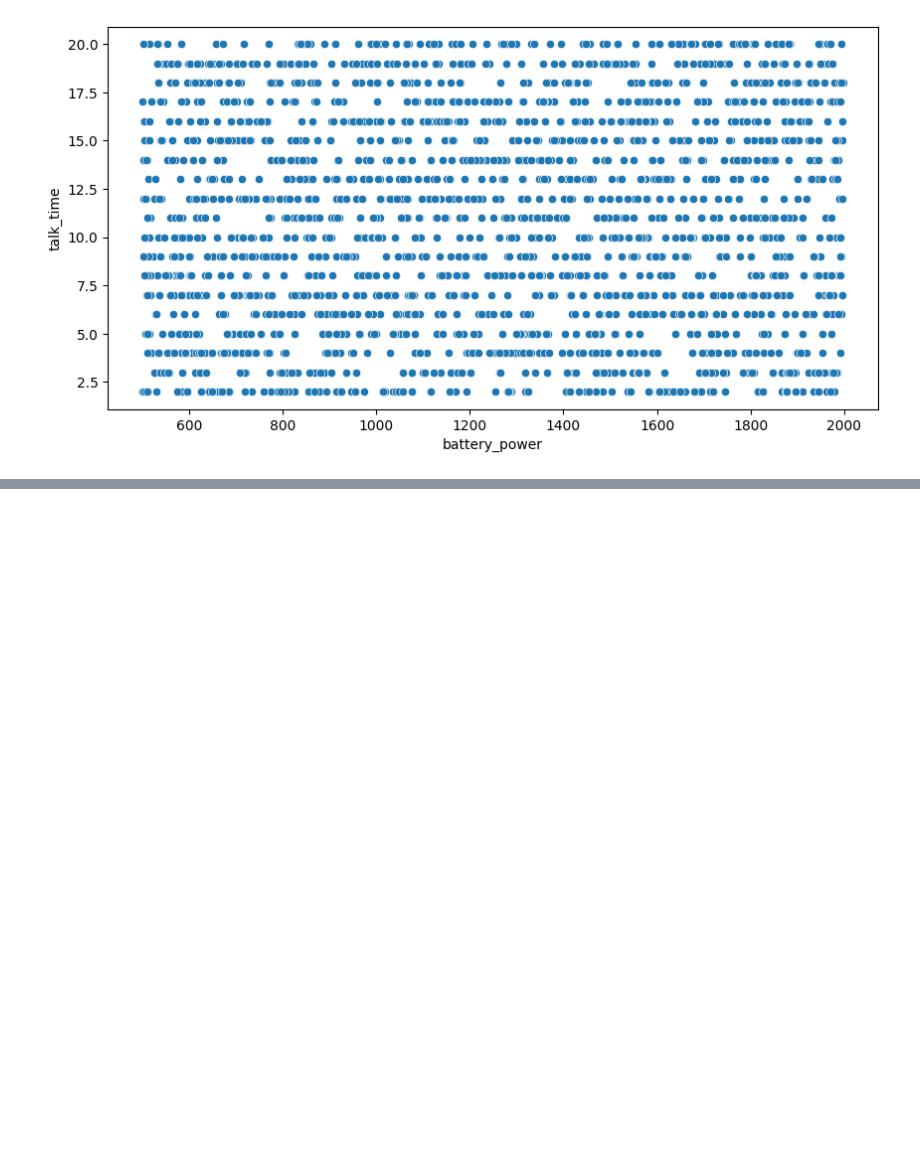
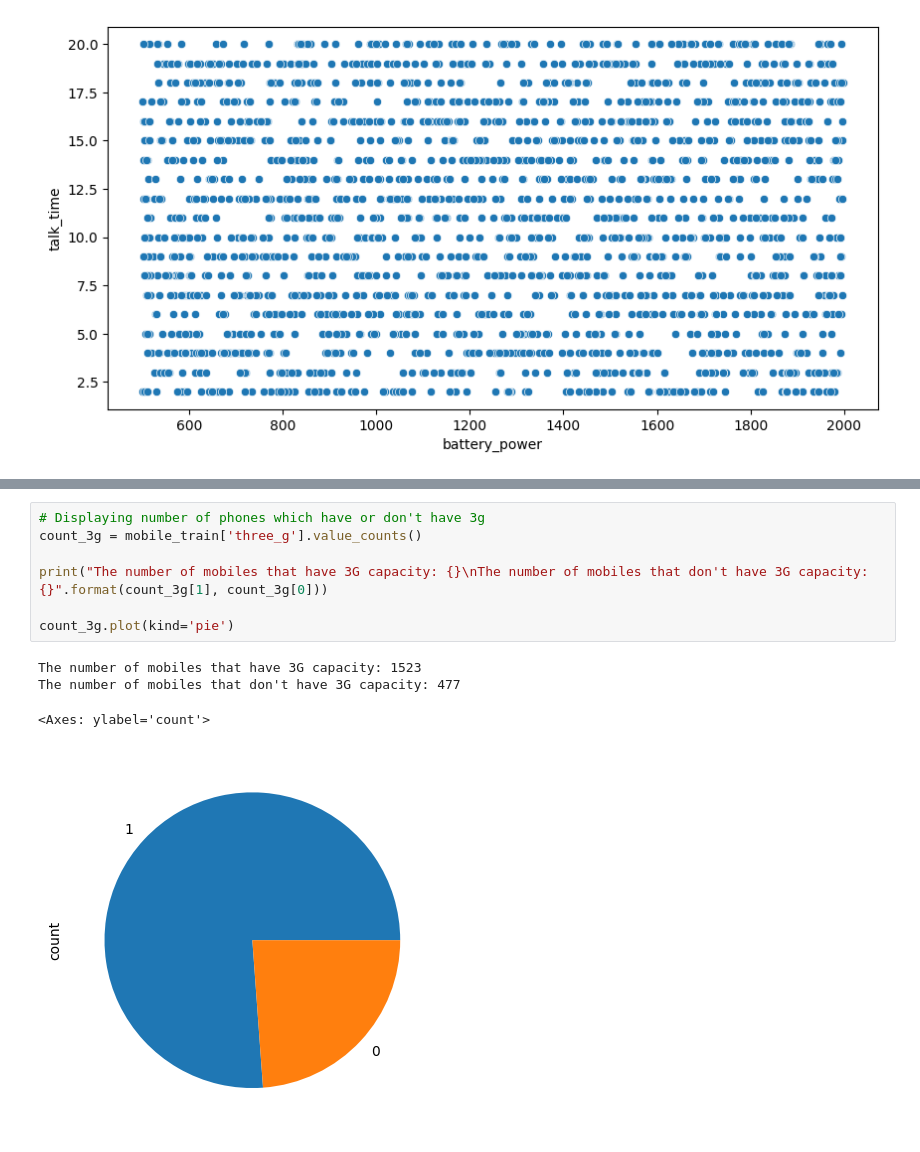
Before and after one commit to Slimcent/Classificatio_Jupyter_Files, a Jupyter notebook: Mobile Price Range Classification.ipynb, the cells around one changed output, grey strips where cells are left out. Drawn from its saved outputs; the diff is of its cells as text; blank space fills up the shorter version.

```diff
--- a/Mobile Price Range Classification.ipynb
+++ b/Mobile Price Range Classification.ipynb
@@ -283,0 +322,12 @@ sns.scatterplot(data=mobile_train, x='battery_power', y='talk_time')
+# %%
+# Displaying number of phones which have or don't have 3g
+count_3g = mobile_train['three_g'].value_counts()
+
+print("The number of mobiles that have 3G capacity: {}\nThe number of mobiles that don't have 3G capacity: {}".format(count_3g[1], count_3g[0]))
+
+count_3g.plot(kind='pie')
+# %% [output]
+The number of mobiles that have 3G capacity: 1523
+The number of mobiles that don't have 3G capacity: 477
+<Axes: ylabel='count'>
+[figure, added]
```
Also changed, not shown: parts of 7 cells of this notebook.
